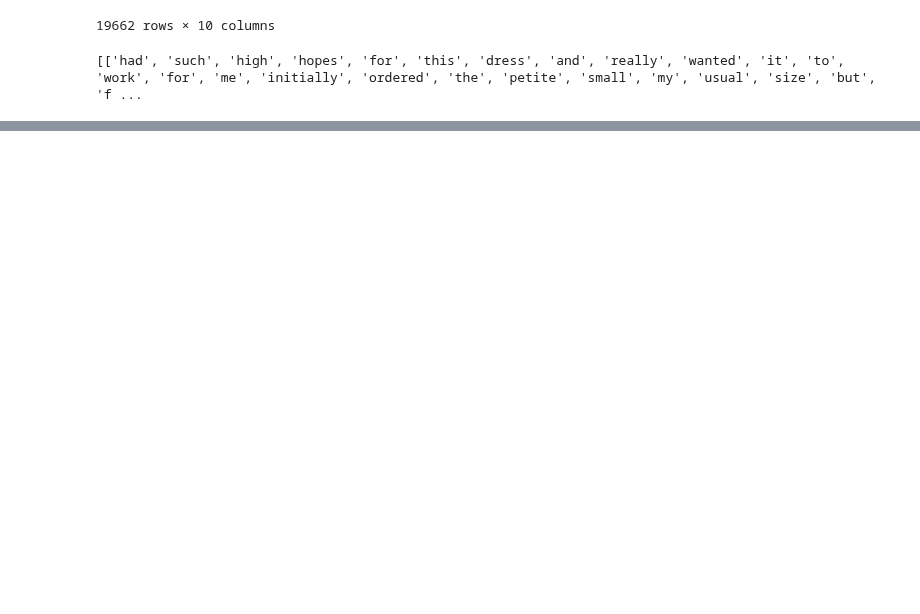
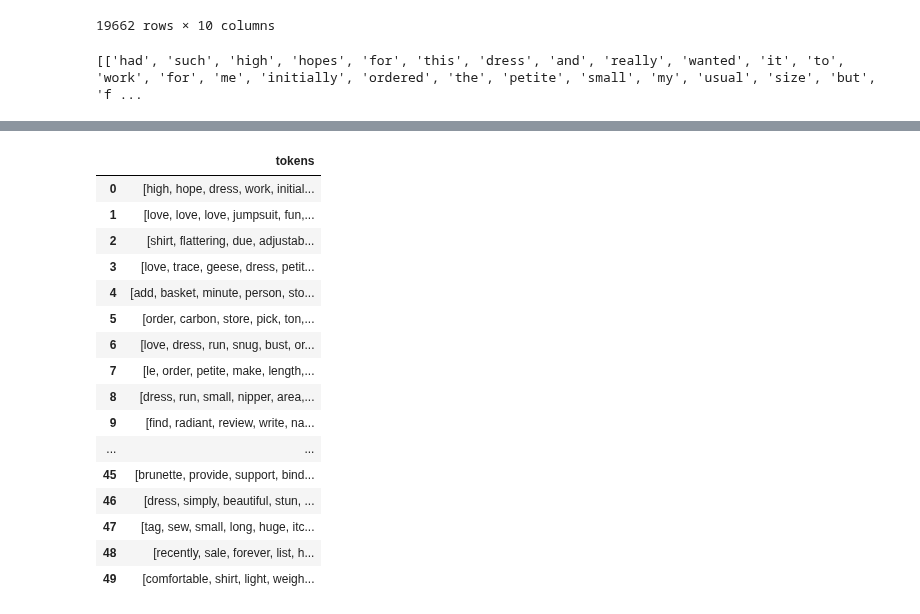
Before and after one commit to TTNguyen0312/ASM3-APDS, a Jupyter notebook: ASM3.ipynb, the cells around one changed output, grey strips where cells are left out. Saved outputs shown, nothing was run; the diff lists cells and outputs as text; code cells hidden in the pictures; blank space fills up the shorter version.

```diff
--- a/ASM3.ipynb
+++ b/ASM3.ipynb
@@ -87,3 +88,15 @@ print(df["tokens"].head(3).tolist())
 assert isinstance(df["tokens"].iloc[0], list)
 # %% [output]
 [['had', 'such', 'high', 'hopes', 'for', 'this', 'dress', 'and', 'really', 'wanted', 'it', 'to', 'work', 'for', 'me', 'initially', 'ordered', 'the', 'petite', 'small', 'my', 'usual', 'size', 'but', 'f ...
+# %%
+def correct_text(text):
+    return str(TextBlob(text).correct())
+
+def correct_tokens(token_list):
+    corrected_tokens = []
+    for token in token_list:
+        corrected_token = correct_text(token)
+        corrected_tokens.append(corrected_token)
+    return corrected_tokens
+
+df["tokens"] = df["tokens"].apply(correct_tokens)
@@ -117,4 +195,24 @@ print("df['tokens'] ready for Step 6 & 7.")
 df['tokens'] ready for Step 6 & 7.
+# %%
+df[["tokens"]].head(50)
+# %% [output]
+|  | tokens |
+| 0 | [high, hope, dress, work, initial... |
+| 1 | [love, love, love, jumpsuit, fun,... |
+| 2 | [shirt, flattering, due, adjustab... |
+| 3 | [love, trace, geese, dress, petit... |
+| 4 | [add, basket, minute, person, sto... |
+| 5 | [order, carbon, store, pick, ton,... |
+| 6 | [love, dress, run, snug, bust, or... |
+| 7 | [le, order, petite, make, length,... |
+| 8 | [dress, run, small, nipper, area,... |
+| 9 | [find, radiant, review, write, na... |
+| ... | ... |
+| 45 | [brunette, provide, support, bind... |
+| 46 | [dress, simply, beautiful, stun, ... |
+| 47 | [tag, sew, small, long, huge, itc... |
+| 48 | [recently, sale, forever, list, h... |
+| 49 | [comfortable, shirt, light, weigh... |
 # %%
 # 6. Remove the word that appears only once in the document collection, based on term frequency.
 term_freq = pd.Series(np.concatenate(df["tokens"].values)).value_counts()
```
Also changed, not shown: parts of 12 cells of this notebook, 2 other files.
